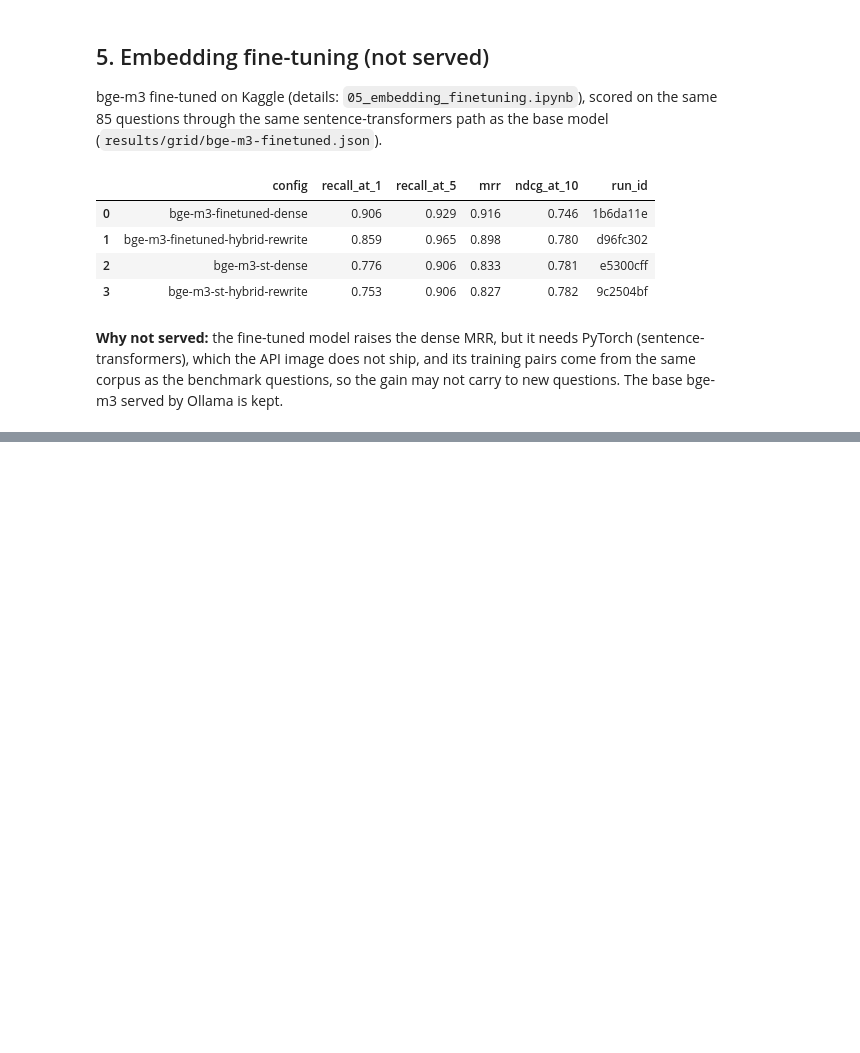
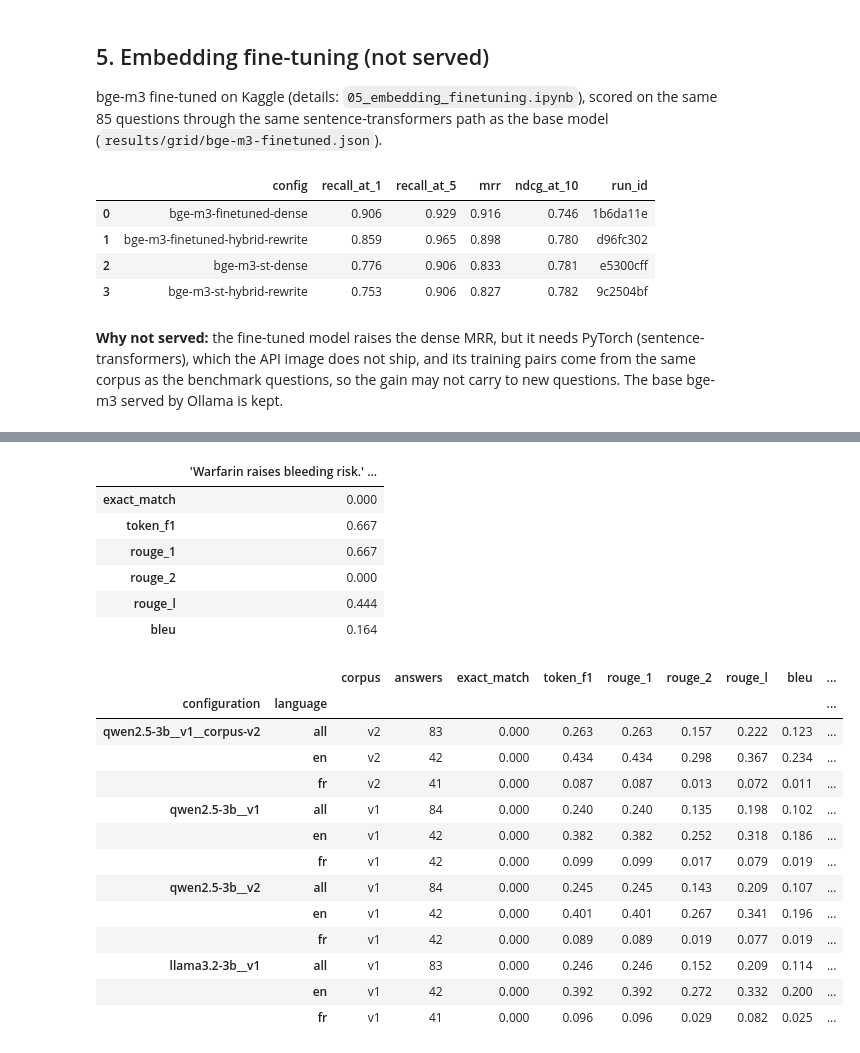
Before and after one commit to melekbouabid/syRX, a Jupyter notebook: notebooks/module2/03_ragas_evaluation.ipynb, the cells around one changed output, grey strips where cells are left out. Saved outputs shown, nothing was run; the diff lists cells and outputs as text; code cells hidden in the pictures; blank space fills up the shorter version.

```diff
--- a/notebooks/module2/03_ragas_evaluation.ipynb
+++ b/notebooks/module2/03_ragas_evaluation.ipynb
@@ -202,0 +215,55 @@ base bge-m3 served by Ollama is kept.
+# %%
+from src.evaluation import generation_metrics as gm
+
+pred, ref = "Warfarin raises bleeding risk.", "Warfarin increases the risk of bleeding."
+display(fmt(pd.Series(gm.scores(pred, ref), name=f"{pred!r} vs {ref!r}").to_frame()))
+
+reference = json.loads(
+    (ROOT / "src" / "evaluation" / "results" / "generation_metrics.json").read_text(
+        encoding="utf-8"
+    )
+)
+metrics = [
+    "exact_match",
+    "token_f1",
+    "rouge_1",
+    "rouge_2",
+    "rouge_l",
+    "bleu",
+    "semantic_similarity",
+]
+rows = []
+for config, summary in reference["configs"].items():
+    for language, part in (("all", summary), ("en", summary["en"]), ("fr", summary["fr"])):
+        rows.append(
+            {
+                "configuration": config,
+                "corpus": summary["corpus"],
+                "language": language,
+                "answers": part["n"],
+                **{m: part[m] for m in metrics},
+            }
+        )
+fmt(pd.DataFrame(rows).set_index(["configuration", "language"]))
+# %% [output]
+|  | 'Warfarin raises bleeding risk.' ... |
+| exact_match | 0.000 |
+| token_f1 | 0.667 |
+| rouge_1 | 0.667 |
+| rouge_2 | 0.000 |
+| rouge_l | 0.444 |
+| bleu | 0.164 |
+|  |  | corpus | answers | exact_match | token_f1 | rouge_1 | rouge_2 | rouge_l | bleu | ... |
+| configuration | language |  |  |  |  |  |  |  |  | ... |
+| qwen2.5-3b__v1__corpus-v2 | all | v2 | 83 | 0.000 | 0.263 | 0.263 | 0.157 | 0.222 | 0.123 | ... |
+|  | en | v2 | 42 | 0.000 | 0.434 | 0.434 | 0.298 | 0.367 | 0.234 | ... |
+|  | fr | v2 | 41 | 0.000 | 0.087 | 0.087 | 0.013 | 0.072 | 0.011 | ... |
+| qwen2.5-3b__v1 | all | v1 | 84 | 0.000 | 0.240 | 0.240 | 0.135 | 0.198 | 0.102 | ... |
+|  | en | v1 | 42 | 0.000 | 0.382 | 0.382 | 0.252 | 0.318 | 0.186 | ... |
+|  | fr | v1 | 42 | 0.000 | 0.099 | 0.099 | 0.017 | 0.079 | 0.019 | ... |
+| qwen2.5-3b__v2 | all | v1 | 84 | 0.000 | 0.245 | 0.245 | 0.143 | 0.209 | 0.107 | ... |
+|  | en | v1 | 42 | 0.000 | 0.401 | 0.401 | 0.267 | 0.341 | 0.196 | ... |
+|  | fr | v1 | 42 | 0.000 | 0.089 | 0.089 | 0.019 | 0.077 | 0.019 | ... |
+| llama3.2-3b__v1 | all | v1 | 83 | 0.000 | 0.246 | 0.246 | 0.152 | 0.209 | 0.114 | ... |
+|  | en | v1 | 42 | 0.000 | 0.392 | 0.392 | 0.272 | 0.332 | 0.200 | ... |
+|  | fr | v1 | 41 | 0.000 | 0.096 | 0.096 | 0.029 | 0.082 | 0.025 | ... |
```
Also changed, not shown: parts of 8 cells of this notebook, 1 other file.
